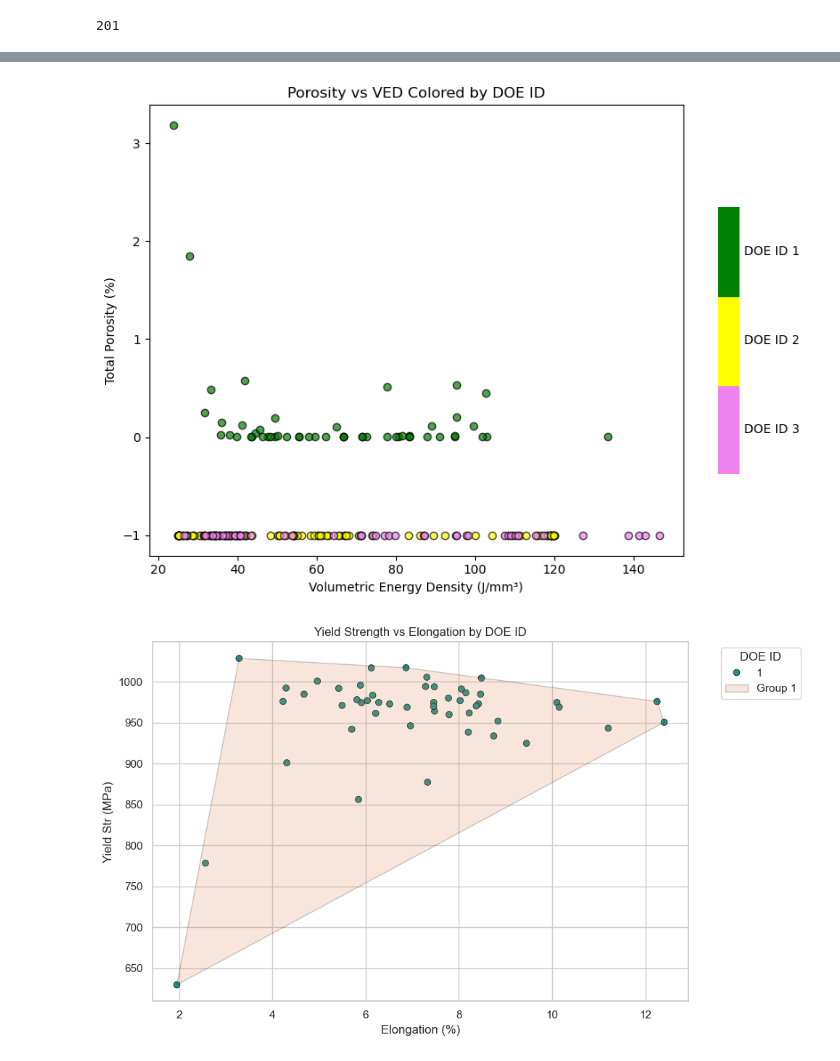
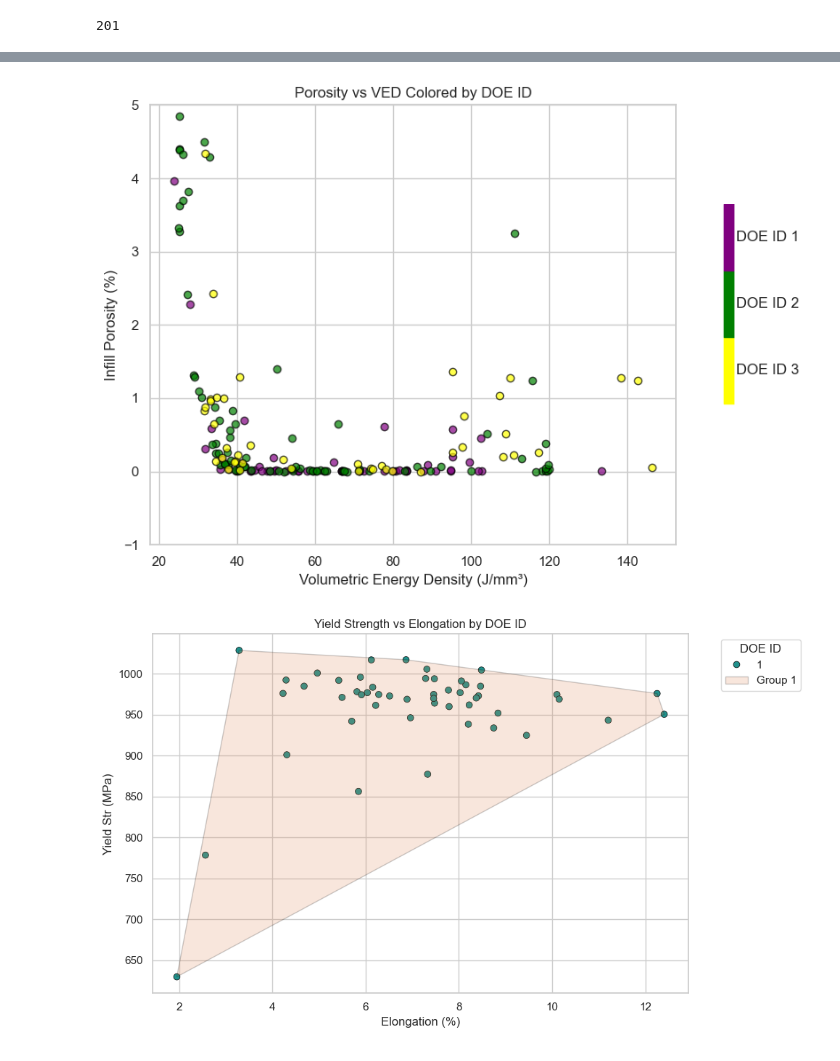
Before and after one commit to imqcam/tale_forms, a Jupyter notebook: form_to_tale.ipynb, the cells around one changed output, grey strips where cells are left out. Cells and saved outputs as stored; diff of their text form; code cells hidden in the pictures.

Commit message:
fixed one graph

```diff
--- a/form_to_tale.ipynb
+++ b/form_to_tale.ipynb
@@ -26,8 +23,8 @@ len(result)
 # %%
 import pandas as pd
 # %%
-df = pd.DataFrame([result[i]['data'] for i in range(len(result))])
-df.head()
+df_org = pd.DataFrame([result[i]['data'] for i in range(len(result))])
+df_org.head()
 # %% [output]
 |  | Build_Date | Build_ID | DOE_Code | DOE_ID | Elongation_Percent | Hatch_mm | Layer_mm | Modulus_GPa | ... |
 | 0 | 2022-01-01 | A01_2022-01-01_JHUAPL_EOSM290_Ti6... | 1 | A | 7.329018 | 0.14 | 0.03 | 82.95913 | ... |
@@ -43,7 +40,9 @@ df[df['Build_ID']=='C50_2022-01-11_JHUAPL_EOSM290_Ti64_Cylinder']
 |  | Build_Date | Build_ID | DOE_Code | DOE_ID | Elongation_Percent | Hatch_mm | Layer_mm | Modulus_GPa | ... |
 | 200 | 2022-01-11 | C50_2022-01-11_JHUAPL_EOSM290_Ti6... | 3 | C | 9.680027 | 0.18 | 0.03 | 101.81277 | ... |
 # %%
-df.rename(columns={'Elongation_Percent': 'Elongation',"Yield_Strength_MPa": "Yield_Str", "DOE_Code": "DOE_ID", "DOE_ID" : "DOE_Code"},inplace=True)
-df = df[(df.Elongation>0) & (df.Yield_Str>910)]
+df_org.rename(columns={'Elongation_Percent': 'Elongation',"Yield_Strength_MPa": "Yield_Str", "DOE_Code": "DOE_ID", "DOE_ID" : "DOE_Code"},inplace=True)
+df=df_org.copy()
+df = df[(df.Elongation>0) & (df.Yield_Str>910) & (df.Porosity_percent_infill < 0.1) & (df.Porosity_percent_infill > 0) ]
 df.shape
 #df.Total_Porosity_Percent.value_counts()
+num=0
@@ -163,47 +186,52 @@ import numpy as np
 
 # Color mapping
 color_map = {
-    1: 'green',
-    2: 'yellow',
-    3: 'violet'
+    1: 'purple',
+    2: 'green',
+    3: 'Yellow'
 }
 
 # Create main plot
 fig, ax = plt.subplots(figsize=(8, 6))
 
 # Scatter plot colored by DOE_ID
 for doe_id, color in color_map.items():
-    subset = df[df['DOE_ID'] == doe_id]
+    subset = df_org[(df_org['DOE_Code'] == doe_id) & (df_org['Porosity_percent_infill'] > 0)]
     ax.scatter(
         subset['VED_J_per_mm3'],
-        subset['Total_Porosity_Percent'],
+        subset['Porosity_percent_infill'],
         color=color,
         edgecolors='black',
         alpha=0.7
     )
 
+# Axis labels and title
 ax.set_xlabel('Volumetric Energy Density (J/mm³)')
-ax.set_ylabel('Total Porosity (%)')
+ax.set_ylabel('Infill Porosity (%)')
 ax.set_title('Porosity vs VED Colored by DOE ID')
+
+# # Set axis ranges
+# ax.set_xlim(0, 150)
+ax.set_ylim(-1, 5)
 
 # Create a new inset axes on the right for vertical color bar
 bar_ax = fig.add_axes([0.88, 0.25, 0.03, 0.5])  # [left, bottom, width, height]
 
 # Create vertical patches for DOE_IDs
 for i, (doe_id, color) in enumerate(reversed(color_map.items())):
     bar_ax.add_patch(
         mpatches.Rectangle((0, i), 1, 1, color=color)
     )
     bar_ax.text(1.2, i + 0.5, f'DOE ID {doe_id}', va='center')
 
-bar_ax.set_xlim(0, 1)
-bar_ax.set_ylim(0, len(color_map))
+bar_ax.set_xlim(-1, 1)
+bar_ax.set_ylim(-1, len(color_map))
 bar_ax.axis('off')
 
 plt.tight_layout(rect=[0, 0, 0.85, 1])  # leave space for legend
 plt.show()
 # %% [output]
-[figure, old version]
+[figure, new version]
 # %%
 import pandas as pd
 import matplotlib.pyplot as plt
```
Also changed, not shown: parts of 8 cells of this notebook.
